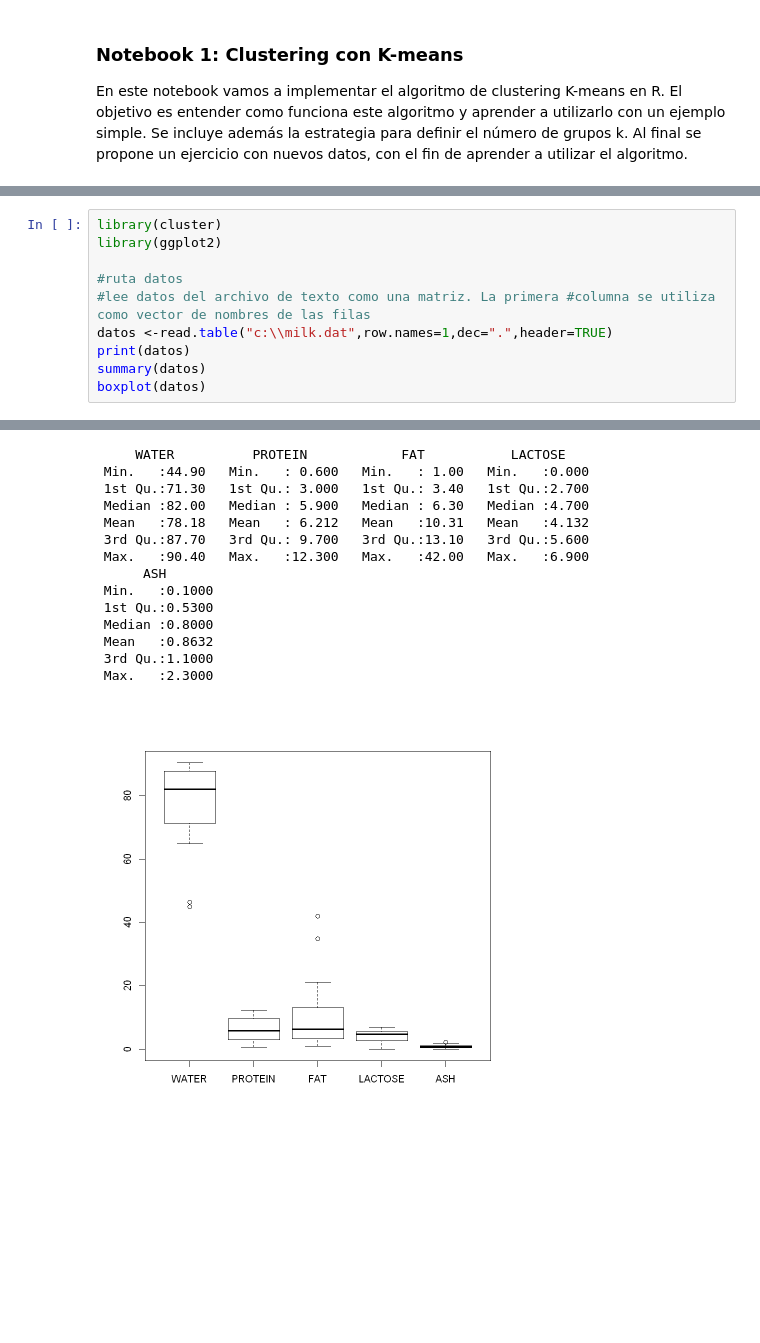
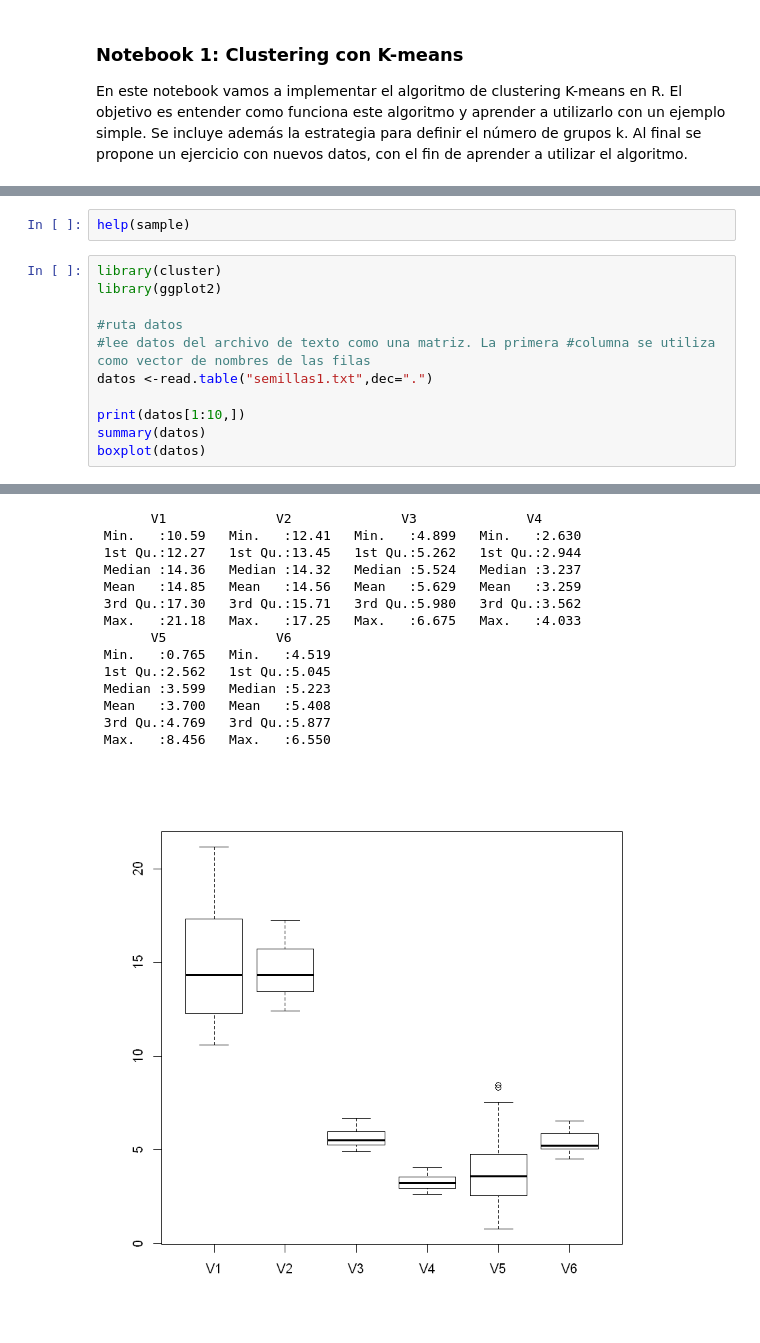
Before and after one commit to elianascheihing/INFO257, a Jupyter notebook: clustering/Clustering_Notebook1.ipynb, the cells around one changed output, grey strips where cells are left out. Saved outputs shown, nothing was run; the diff lists cells and outputs as text; blank space fills up the shorter version.

```diff
--- a/clustering/Clustering_Notebook1.ipynb
+++ b/clustering/Clustering_Notebook1.ipynb
@@ -4,11 +23,14 @@ En este notebook vamos a implementar el algoritmo de clustering K-means en R. El
+# %%
+help(sample)
 # %%
 library(cluster)
 library(ggplot2)
 
 #ruta datos
 #lee datos del archivo de texto como una matriz. La primera #columna se utiliza como vector de nombres de las filas
-datos <-read.table("c:\\milk.dat",row.names=1,dec=".",header=TRUE)
-print(datos)
+datos <-read.table("semillas1.txt",dec=".")
+
+print(datos[1:10,])
 summary(datos)
 boxplot(datos)
 # %% [output]
@@ -32,15 +48,15 @@ DOLPHIN     44.9    10.6 34.9     0.9 0.53
-     WATER          PROTEIN            FAT           LACTOSE
- Min.   :44.90   Min.   : 0.600   Min.   : 1.00   Min.   :0.000
- 1st Qu.:71.30   1st Qu.: 3.000   1st Qu.: 3.40   1st Qu.:2.700
- Median :82.00   Median : 5.900   Median : 6.30   Median :4.700
- Mean   :78.18   Mean   : 6.212   Mean   :10.31   Mean   :4.132
- 3rd Qu.:87.70   3rd Qu.: 9.700   3rd Qu.:13.10   3rd Qu.:5.600
- Max.   :90.40   Max.   :12.300   Max.   :42.00   Max.   :6.900
-      ASH
- Min.   :0.1000
- 1st Qu.:0.5300
- Median :0.8000
- Mean   :0.8632
- 3rd Qu.:1.1000
- Max.   :2.3000
+       V1              V2              V3              V4
+ Min.   :10.59   Min.   :12.41   Min.   :4.899   Min.   :2.630
+ 1st Qu.:12.27   1st Qu.:13.45   1st Qu.:5.262   1st Qu.:2.944
+ Median :14.36   Median :14.32   Median :5.524   Median :3.237
+ Mean   :14.85   Mean   :14.56   Mean   :5.629   Mean   :3.259
+ 3rd Qu.:17.30   3rd Qu.:15.71   3rd Qu.:5.980   3rd Qu.:3.562
+ Max.   :21.18   Max.   :17.25   Max.   :6.675   Max.   :4.033
+       V5              V6
+ Min.   :0.765   Min.   :4.519
+ 1st Qu.:2.562   1st Qu.:5.045
+ Median :3.599   Median :5.223
+ Mean   :3.700   Mean   :5.408
+ 3rd Qu.:4.769   3rd Qu.:5.877
+ Max.   :8.456   Max.   :6.550
-[figure, old version]
+[figure, new version]
```
Also changed, not shown: parts of 19 cells of this notebook, 17 other files.
